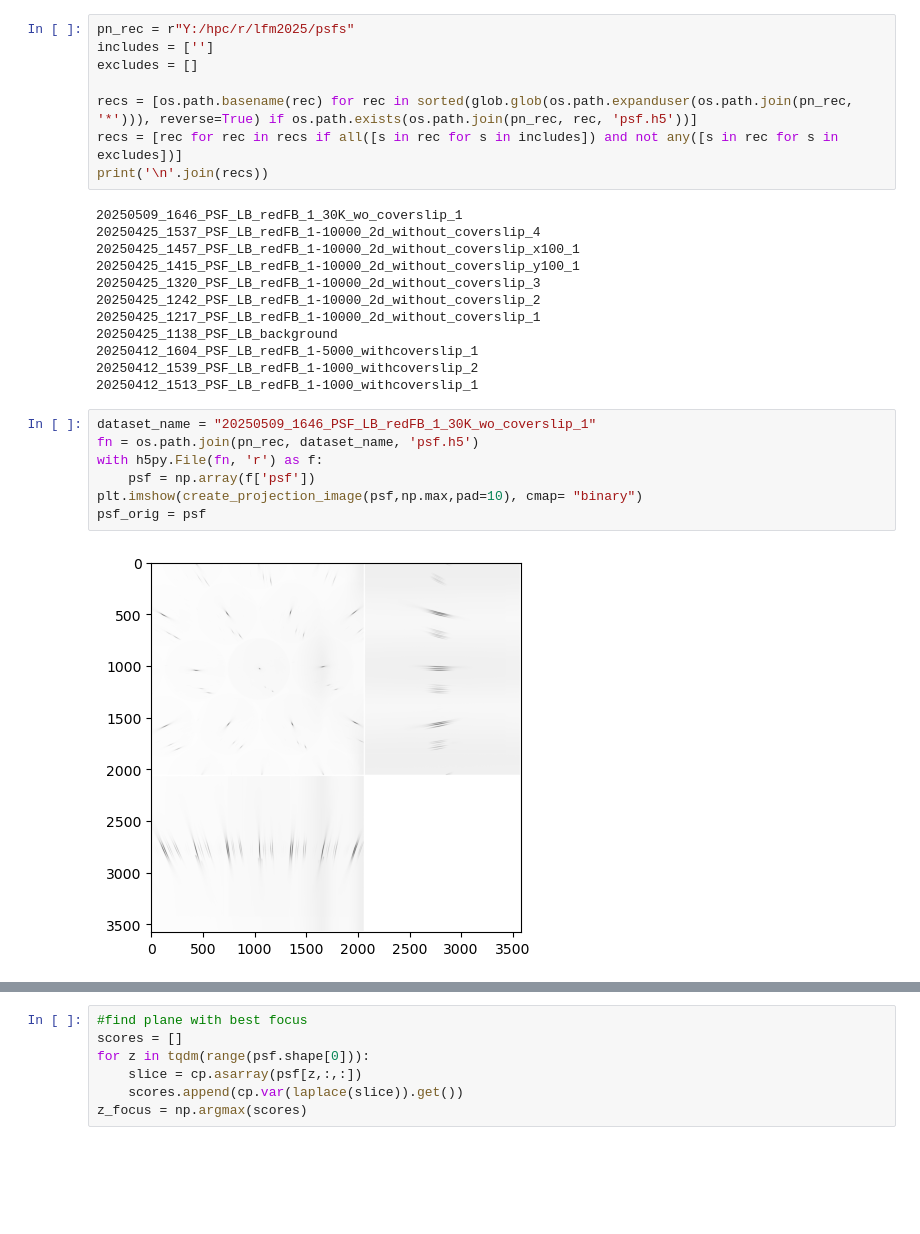
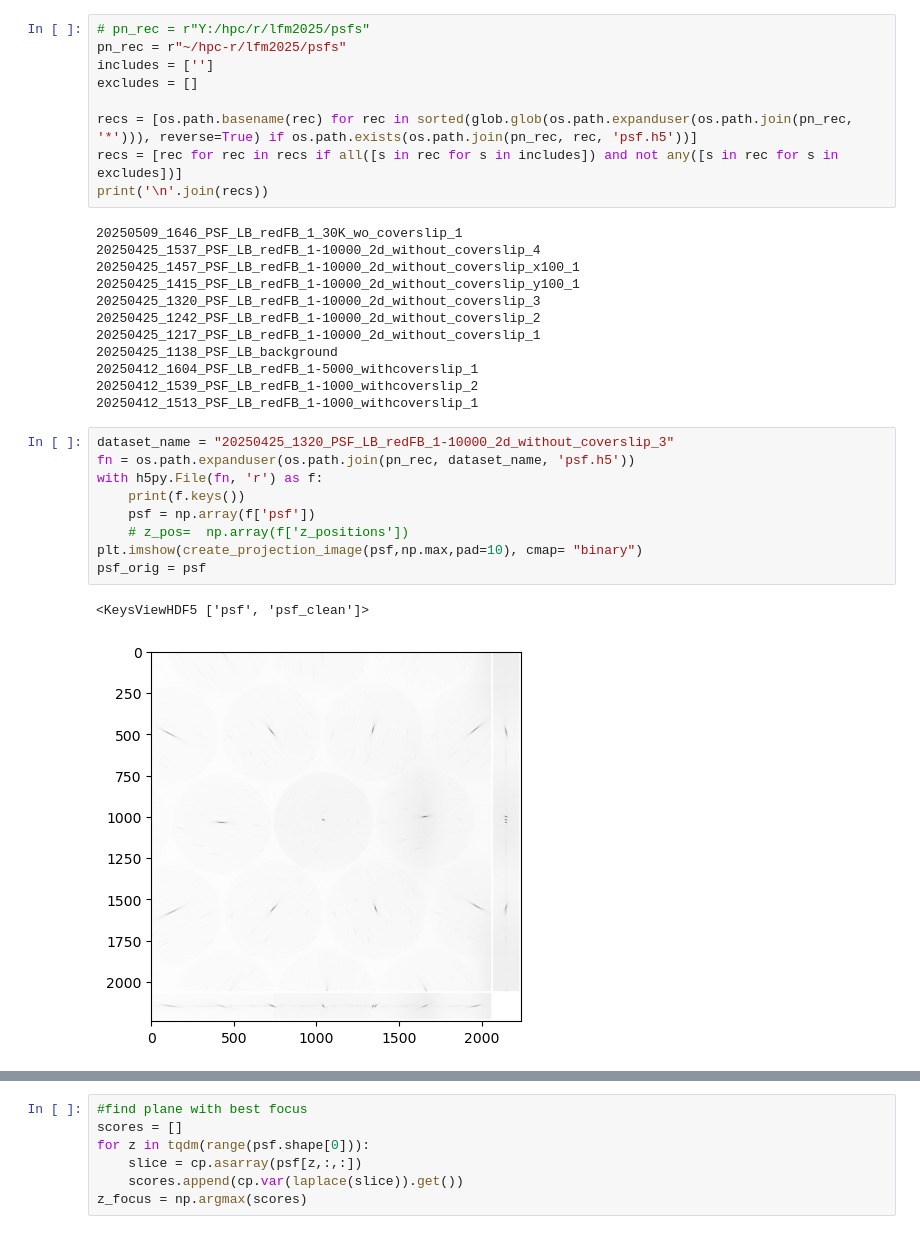
Before and after one commit to LukBorn/LFM, a Jupyter notebook: imaging/generate_psf.ipynb, the cells around one changed output, grey strips where cells are left out. Drawn from its saved outputs; the diff is of its cells as text; blank space fills up the shorter version.

```diff
--- a/imaging/generate_psf.ipynb
+++ b/imaging/generate_psf.ipynb
@@ -23,5 +25,6 @@ from daio import lazyh5
 # %%
-pn_rec = r"Y:/hpc/r/lfm2025/psfs"
+# pn_rec = r"Y:/hpc/r/lfm2025/psfs"
+pn_rec = r"~/hpc-r/lfm2025/psfs"
 includes = ['']
 excludes = []
 
@@ -41,11 +44,14 @@ print('\n'.join(recs))
 20250412_1539_PSF_LB_redFB_1-1000_withcoverslip_2
 20250412_1513_PSF_LB_redFB_1-1000_withcoverslip_1
 # %%
-dataset_name = "20250509_1646_PSF_LB_redFB_1_30K_wo_coverslip_1"
-fn = os.path.join(pn_rec, dataset_name, 'psf.h5')
+dataset_name = "20250425_1320_PSF_LB_redFB_1-10000_2d_without_coverslip_3"
+fn = os.path.expanduser(os.path.join(pn_rec, dataset_name, 'psf.h5'))
 with h5py.File(fn, 'r') as f:
+    print(f.keys())
     psf = np.array(f['psf'])
+    # z_pos=  np.array(f['z_positions'])
 plt.imshow(create_projection_image(psf,np.max,pad=10), cmap= "binary")
 psf_orig = psf
 # %% [output]
+<KeysViewHDF5 ['psf', 'psf_clean']>
-[figure, old version]
+[figure, new version]
```
Also changed, not shown: parts of 26 cells of this notebook, 4 other files.
